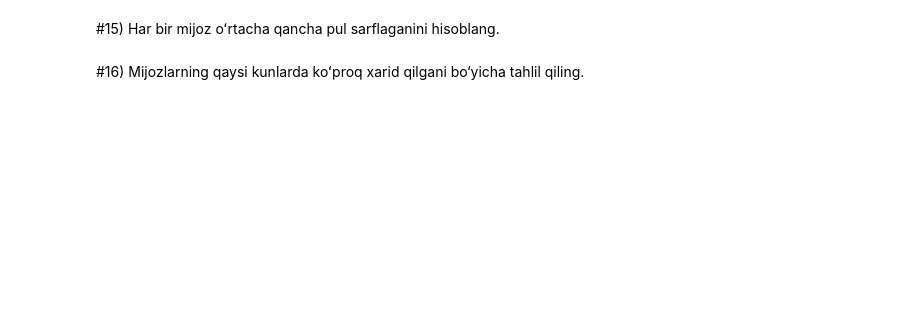
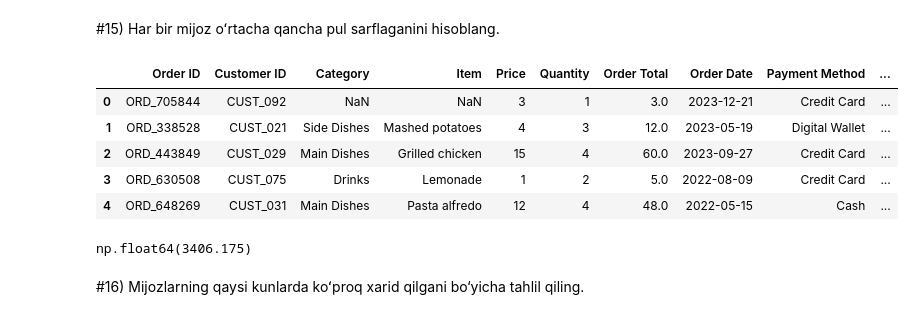
Before and after one commit to IlyasNasirov/notebook, a Jupyter notebook: 11_MAʼLUMOTLARNI_TAYYORLASH_11_28_YAKUNIY_AMALIY_VAZIFA.ipynb, the cells around one changed output. Saved outputs shown, nothing was run; the diff lists cells and outputs as text; code cells hidden in the pictures; blank space fills up the shorter version.

```diff
--- a/11_MAʼLUMOTLARNI_TAYYORLASH_11_28_YAKUNIY_AMALIY_VAZIFA.ipynb
+++ b/11_MAʼLUMOTLARNI_TAYYORLASH_11_28_YAKUNIY_AMALIY_VAZIFA.ipynb
@@ -145,3 +239,10 @@ np.int64(876)
+# %%
+fill_values = (
+    df.groupby(['Category', 'Price'])['Item']
+    .transform(lambda x: x.mode().iloc[0] if not x.mode().empty else None)
+)
+
+df['Item'] = df['Item'].fillna(fill_values)
 # %% [markdown]
 #**Maʼlumotlarni filtrlash va qayta ishlash**
 # %% [markdown]
@@ -151,2 +250,4 @@ np.int64(876)
+# %%
+df['Price'] = df['Price'].abs()
 # %% [markdown]
 #10) Boʻsh toifalar (kategoriya) mavjudligini tekshiring va toʻgʻri kategoriya berish strategiyasini ishlab chiqing.
@@ -155,2 +254,4 @@ np.int64(876)
+# %%
+df['Item'] = df.groupby('Category')['Item'].transform(lambda x: x.ffill().bfill())
 # %% [markdown]
 #11) Bir xil, lekin turlicha yozilgan qiymatlar (Coffee, cofee, COFEE) mavjudligini tekshiring va tuzating.
@@ -167,3 +280,5 @@ np.int64(876)
+# %%
+df['Item'] = df['Item'].str.replace(r"\s*\([^)]*\)", "", regex=True)
 # %% [markdown]
 #**Qayta ishlangan maʼlumotlar bilan tahlil**
 # %% [markdown]
@@ -177,2 +299,15 @@ np.int64(876)
+# %%
+df.head()
+# %% [output]
+|  | Order ID | Customer ID | Category | Item | Price | Quantity | Order Total | Order Date | Payment Method | ... |
+| 0 | ORD_705844 | CUST_092 | NaN | NaN | 3 | 1 | 3.0 | 2023-12-21 | Credit Card | ... |
+| 1 | ORD_338528 | CUST_021 | Side Dishes | Mashed potatoes | 4 | 3 | 12.0 | 2023-05-19 | Digital Wallet | ... |
+| 2 | ORD_443849 | CUST_029 | Main Dishes | Grilled chicken | 15 | 4 | 60.0 | 2023-09-27 | Credit Card | ... |
+| 3 | ORD_630508 | CUST_075 | Drinks | Lemonade | 1 | 2 | 5.0 | 2022-08-09 | Credit Card | ... |
+| 4 | ORD_648269 | CUST_031 | Main Dishes | Pasta alfredo | 12 | 4 | 48.0 | 2022-05-15 | Cash | ... |
+# %%
+df.groupby("Customer ID")['Order Total'].sum().mean()
+# %% [output]
+np.float64(3406.175)
 # %% [markdown]
 #16) Mijozlarning qaysi kunlarda koʻproq xarid qilgani bo‘yicha tahlil qiling.
```
Also changed, not shown: parts of 42 cells of this notebook.
